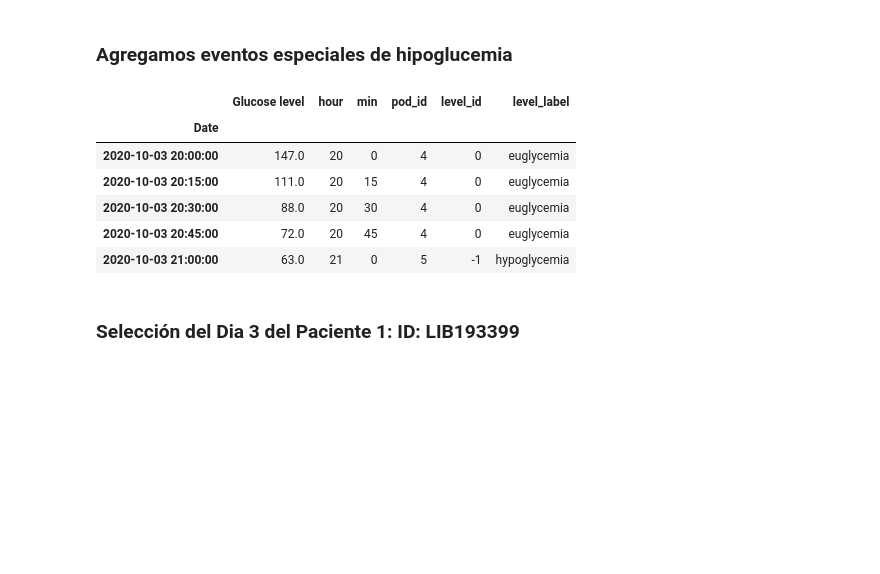
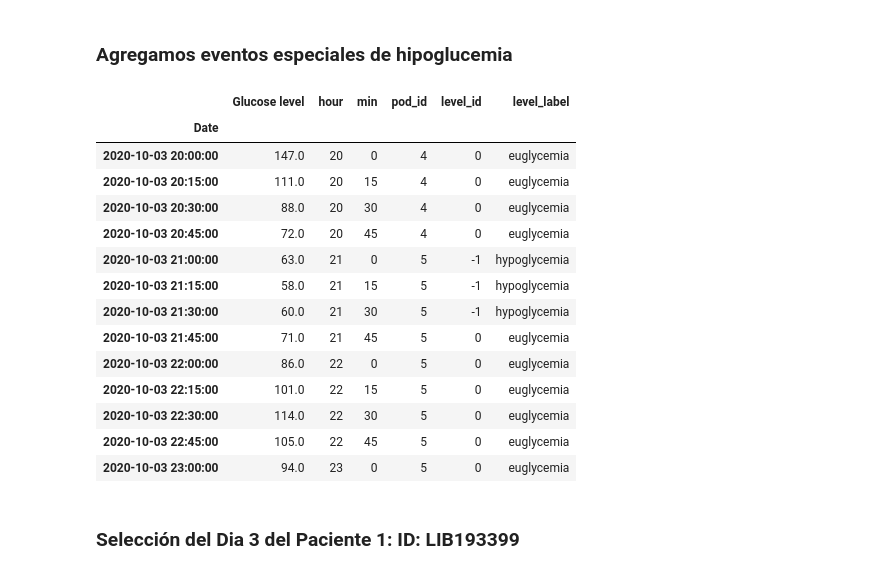
Before and after one commit to wmhr28/tfm-forecasting-glucose, a Jupyter notebook: 3.- Seleccionar los pacientes para evaluación.ipynb, the cells around one changed output. Cells and saved outputs as stored; diff of their text form; code cells hidden in the pictures; blank space fills up the shorter version.

```diff
--- a/3.- Seleccionar los pacientes para evaluación.ipynb
+++ b/3.- Seleccionar los pacientes para evaluación.ipynb
@@ -295,15 +297,23 @@ Rango Fin Objetivo   : 2020-10-3 23:59:59
 # %% [markdown]
 ### Agregamos eventos especiales de hipoglucemia
 # %%
-df_rango.loc[dateObj+' 20:00:00':dateObj+' 21:00:00']
+df_rango.loc[dateObj+' 20:00:00':dateObj+' 23:00:00']
 # %% [output]
 |  | Glucose level | hour | min | pod_id | level_id | level_label |
 | Date |  |  |  |  |  |  |
 | 2020-10-03 20:00:00 | 147.0 | 20 | 0 | 4 | 0 | euglycemia |
 | 2020-10-03 20:15:00 | 111.0 | 20 | 15 | 4 | 0 | euglycemia |
 | 2020-10-03 20:30:00 | 88.0 | 20 | 30 | 4 | 0 | euglycemia |
 | 2020-10-03 20:45:00 | 72.0 | 20 | 45 | 4 | 0 | euglycemia |
 | 2020-10-03 21:00:00 | 63.0 | 21 | 0 | 5 | -1 | hypoglycemia |
+| 2020-10-03 21:15:00 | 58.0 | 21 | 15 | 5 | -1 | hypoglycemia |
+| 2020-10-03 21:30:00 | 60.0 | 21 | 30 | 5 | -1 | hypoglycemia |
+| 2020-10-03 21:45:00 | 71.0 | 21 | 45 | 5 | 0 | euglycemia |
+| 2020-10-03 22:00:00 | 86.0 | 22 | 0 | 5 | 0 | euglycemia |
+| 2020-10-03 22:15:00 | 101.0 | 22 | 15 | 5 | 0 | euglycemia |
+| 2020-10-03 22:30:00 | 114.0 | 22 | 30 | 5 | 0 | euglycemia |
+| 2020-10-03 22:45:00 | 105.0 | 22 | 45 | 5 | 0 | euglycemia |
+| 2020-10-03 23:00:00 | 94.0 | 23 | 0 | 5 | 0 | euglycemia |
 # %%
 especialesP1.append('2020-10-03 21:00:00')
 # %% [markdown]
```
Also changed, not shown: parts of 11 cells of this notebook, 2 other files.
